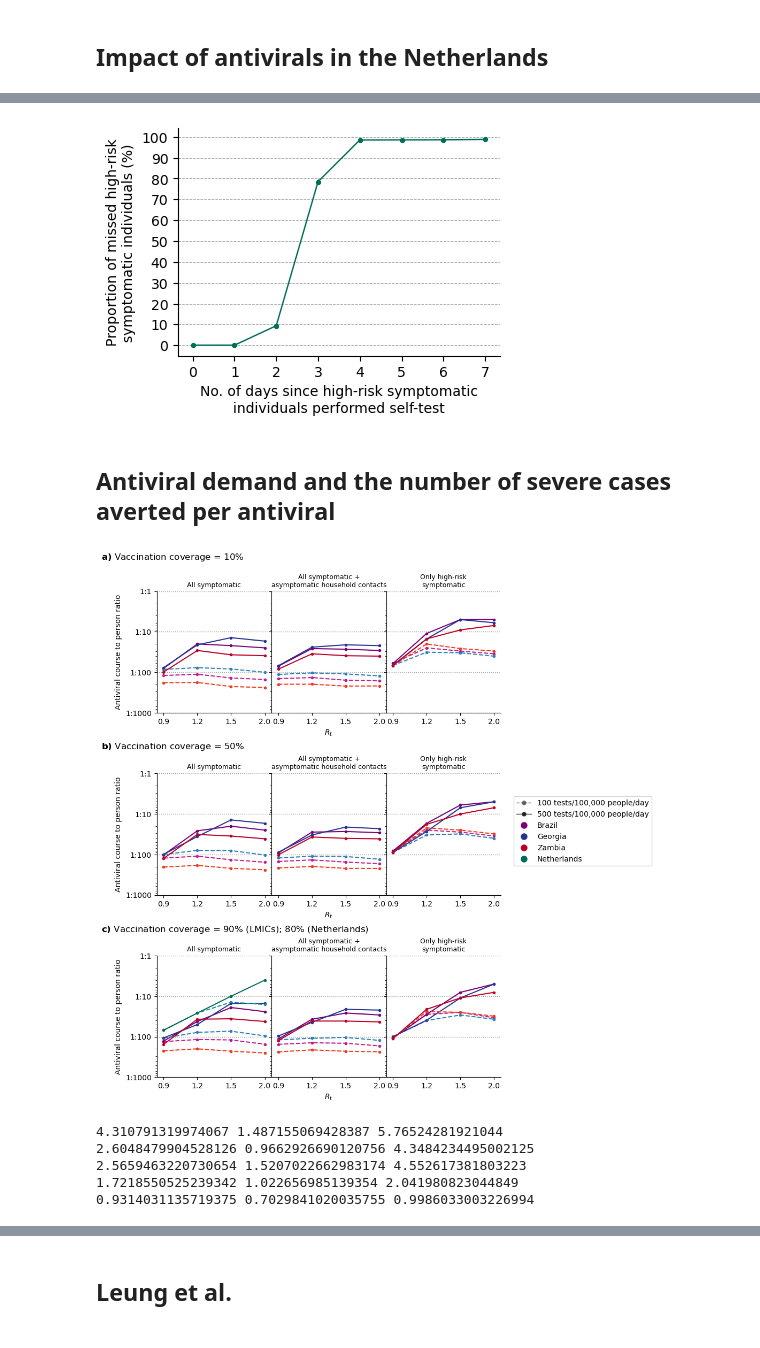
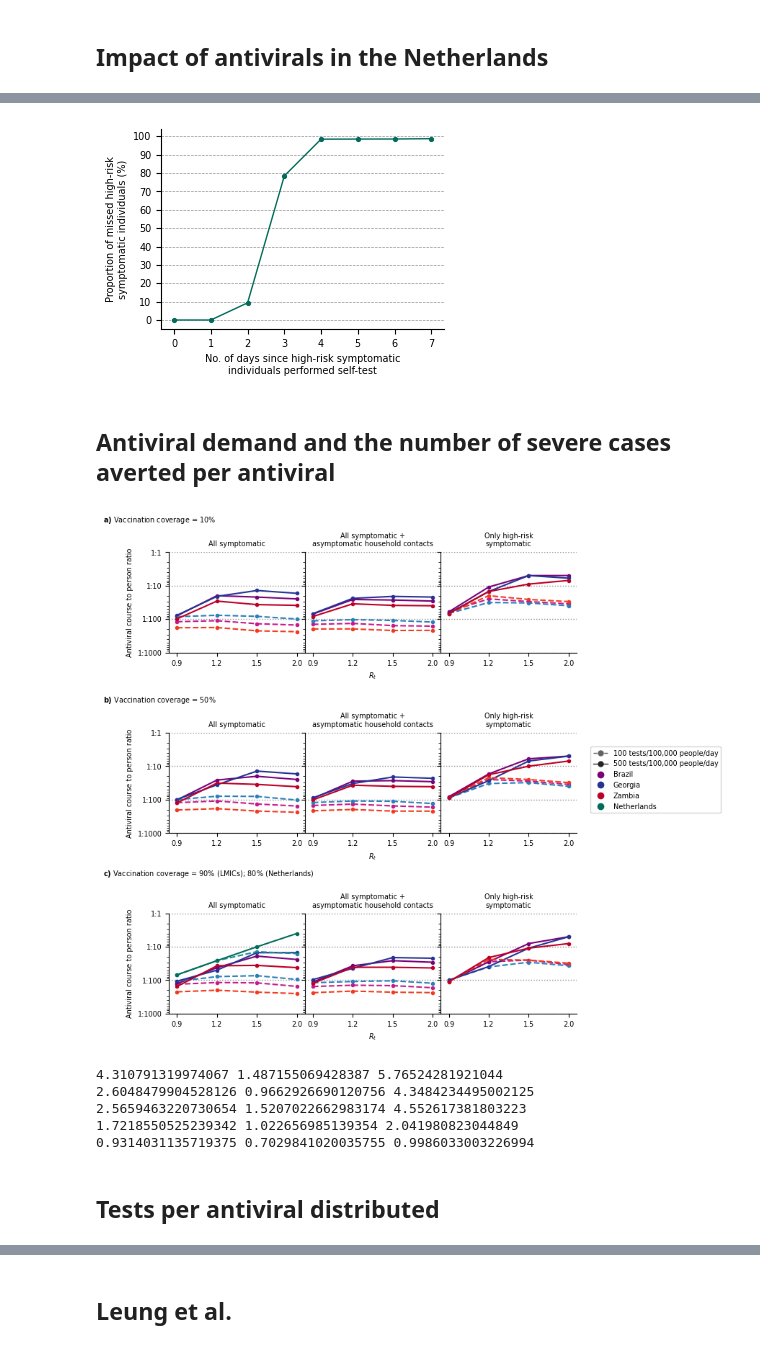
Before and after one commit to AMC-LAEB/PATAT-sim, a Jupyter notebook: projects/av_therapeutics/han-et-al_av_therapeutics.ipynb, the cells around one changed output, grey strips where cells are left out. Cells and saved outputs as stored; diff of their text form; code cells hidden in the pictures.

```diff
--- a/projects/av_therapeutics/han-et-al_av_therapeutics.ipynb
+++ b/projects/av_therapeutics/han-et-al_av_therapeutics.ipynb
@@ -730,6 +826,7 @@ deaths_n VE 0 TestProb 0.65 Risk 0.2 SympRes 0 TestAsymp 0
 # %%
 simdata = pd.read_csv('./data/simdata_netherlands.csv')
 summary_df = pd.read_csv('./data/summary_netherlands.csv')
+country = 'netherlands'
 
 def plot_hic(symp_restrict, test_asymp, fname=None, test_prob = 0.1, vacc_prob = 0.8, vacc_eff = 0, risk_prev = 0.2):
 
@@ -740,8 +837,8 @@ def plot_hic(symp_restrict, test_asymp, fname=None, test_prob = 0.1, vacc_prob =
     title_arr = ["Total infections", "Severe cases", 'Deaths']
 
     with plt.style.context("default"):
-        fig = plt.figure(figsize=(11.8, 8.3 * 0.4))
-        gs = GridSpec(nrows=1, ncols=3, wspace=.9)
+        fig = plt.figure(figsize=(7.3, 10.4*0.2))
+        gs = GridSpec(nrows=1, ncols=3, wspace=1.3)
 
         for v, var in enumerate(['infected_n', 'severe_n', 'deaths_n']):
             ax = fig.add_subplot(gs[v])
@@ -832,8 +929,8 @@ def plot_hic(symp_restrict, test_asymp, fname=None, test_prob = 0.1, vacc_prob =
             ax.set_xticks(np.arange(4))
             ax.set_xticklabels(Rt_arr)
             if v == 1:
-                ax.set_xlabel(r"$R_t$", fontsize=10)
-            ax.set_ylabel(ylabel_arr[v], fontsize=10)
+                ax.set_xlabel(r"$R_t$", fontsize=7)
+            ax.set_ylabel(ylabel_arr[v], fontsize=7)
             for axis in ['top', 'right']:
                 ax.spines[axis].set_visible(False)
 
@@ -863,7 +960,8 @@ def plot_hic(symp_restrict, test_asymp, fname=None, test_prob = 0.1, vacc_prob =
                 ax2.spines[axis].set_visible(False)
 
             ax2.ticklabel_format(axis="y", style="sci", scilimits=(0,0), useMathText=True)
-            ax2.set_ylabel(ylabel2_arr[v], rotation=270, va='top', ha='center', fontsize=10)
+            ax2.yaxis.offsetText.set_fontsize(7)
+            ax2.set_ylabel(ylabel2_arr[v], rotation=270, va='bottom', ha='center', fontsize=7)
             if v == 0:
                 ax2.yaxis.set_label_coords(1.22,0.5)
             elif v == 1:
@@ -874,8 +972,11 @@ def plot_hic(symp_restrict, test_asymp, fname=None, test_prob = 0.1, vacc_prob =
             ax.set_zorder(ax2.get_zorder()+1)
             ax.patch.set_visible(False)
 
-            ax.text(s='(' + r'$\bf{%s}$'%(string.ascii_lowercase[v]) + ') %s'%(title_arr[v]), ha='left',
-                    x=-0.52, y=1.12, transform=ax.transAxes, fontsize=12)
+            ax.text(s=r'$\bf{%s}$'%(string.ascii_lowercase[v]) + ') %s'%(title_arr[v]), ha='left',
+                    x=-0.7, y=1.12, transform=ax.transAxes, fontsize=7)
+
+            ax.tick_params(axis='both', labelsize=7)
+            ax2.tick_params(axis='both', labelsize=7)
 
         # legend
         legend_elements = []
@@ -886,13 +987,14 @@ def plot_hic(symp_restrict, test_asymp, fname=None, test_prob = 0.1, vacc_prob =
                                           label='%i tests/100,000 people/day'%(ntest),
                                           markerfacecolor=['#969696','#636363','#252525'][i], lw=1., ls=ntest_linestyles[i],
                                           markersize=5),)
-        fig.legend(handles=legend_elements, loc='center left', bbox_to_anchor=(.97, 0.5))
+        fig.legend(handles=legend_elements, loc='center left', bbox_to_anchor=(.97, 0.5), fontsize=7)
         if fname != None:
-            plt.savefig("./figures/%s.png"%(fname), dpi=600, bbox_inches='tight')
+            plt.savefig("./figures/%s.png"%(fname), dpi=330, bbox_inches='tight')
         plt.show()
     return
 
 plot_hic(symp_restrict = 0, test_asymp = 0, fname="Figure3")
+#plot_hic(symp_restrict = 0, test_asymp = 1, fname="FigureSX")
 # %% [output]
 |  |  | infected_n_averted_p |
 | ntest | Rt |  |
@@ -932,7 +1034,7 @@ def plot_days_late(symp_restrict = 0, test_asymp = 0, fname=None, test_prob = 0.
     fdf = simdata_df[(simdata_df['symp_restrict']==symp_restrict)&(simdata_df['test_asymp']==test_asymp)&(simdata_df['vacc_prob']==vacc_prob)&(simdata_df['vacc_eff']==vacc_eff)&(simdata_df['test_prob']==test_prob)&(simdata_df['risk_prev']==risk_prev)].copy()
 
     with plt.style.context("default"):
-        fig, ax = plt.subplots(1, 1, figsize=(8.3/2, 11.8*0.25))
+        fig, ax = plt.subplots(1, 1, figsize=(7.3/2, 10.4*0.25))
         x = np.arange(8)
         y = (1 - fdf[days_late_vars].mean(axis=0).to_numpy()) * 100
         y_sd = fdf[days_late_vars].std(axis=0, ddof=1).to_numpy() * 100
@@ -942,28 +1044,28 @@ def plot_days_late(symp_restrict = 0, test_asymp = 0, fname=None, test_prob = 0.
 
         ax.set_xticks(np.arange(8))
         ax.set_yticks(np.linspace(0, 100, 11))
-        ax.set_xlabel('No. of days since high-risk symptomatic\nindividuals performed self-test')
-        ax.set_ylabel('Proportion of missed high-risk\nsymptomatic individuals (%)')
-
+        ax.set_xlabel('No. of days since high-risk symptomatic\nindividuals performed self-test', fontsize=7)
+        ax.set_ylabel('Proportion of missed high-risk\nsymptomatic individuals (%)', fontsize=7)
+        ax.tick_params(axis='both', labelsize=7)
         for axis in ['top', 'right']:
             ax.spines[axis].set_visible(False)
         ax.grid(axis='y', ls='--', lw=0.5, zorder=-100, c='#929292')
-        plt.savefig('./figures/FigureS10.png', dpi=600, bbox_inches='tight')
+        plt.savefig('./figures/FigureS11.png', dpi=330, bbox_inches='tight')
         plt.show()
 
     return
 
 plot_days_late()
 # %% [output]
-[figure, old version]
+[figure, new version]
 # %% [markdown]
 ## Antiviral demand and the number of severe cases averted per antiviral
 # %%
 print_table = []
 
 with plt.style.context("default"):
-    fig = plt.figure(figsize=(8.3, 11.8))
-    gs = GridSpec(nrows=3, ncols=3, wspace=0., hspace=0.5)
+    fig = plt.figure(figsize=(7.3, 10.4*0.8))
+    gs = GridSpec(nrows=3, ncols=3, wspace=0., hspace=0.8)
     axes = {}
 
     vacc_eff = 0
@@ -1045,45 +1147,46 @@ with plt.style.context("default"):
                     if j > 0:
                         ax.set_yticklabels([])
                         if j == 1:
-                            ax.set_xlabel(r"$R_t$")
+                            ax.set_xlabel(r"$R_t$", fontsize=7)
                     else:
                         ax.set_yticklabels(["1:%i"%(abs(y)) for y in ax.get_yticks()])
-                        ax.set_ylabel("Antiviral course to person ratio")
+                        ax.set_ylabel("Antiviral course to person ratio", fontsize=7)
 
                     ax.grid(axis='y', ls='dotted', zorder=-100, c='#929292', lw=1.)
                     ax.set_xticks(np.arange(len(Rt_arr)))
                     ax.set_xticklabels(Rt_arr)
                     ax.set_xlim(-0.2, 3.2)
                     for axis in ['top', 'right']:
                         ax.spines[axis].set_visible(False)
-                    ax.set_title(tm_label[(symp_restrict, test_asymp)], fontsize=9)
+                    ax.set_title(tm_label[(symp_restrict, test_asymp)], fontsize=7)
+                    ax.tick_params(axis='both', labelsize=7)
 
-    fig.text(x=0., y=0.93, s=r"$\bf{a)}$" + " Vaccination coverage = 10%", fontsize=12, transform=fig.transFigure)
-    fig.text(x=0., y=0.63, s=r"$\bf{b)}$" + " Vaccination coverage = 50%", fontsize=12, transform=fig.transFigure)
-    fig.text(x=0., y=0.34, s=r"$\bf{c)}$" + " Vaccination coverage = 90% (LMICs); 80% (Netherlands)", fontsize=12, transform=fig.transFigure)
+    fig.text(x=0., y=0.93, s=r"$\bf{a)}$" + " Vaccination coverage = 10%", fontsize=7, transform=fig.transFigure)
+    fig.text(x=0., y=0.63, s=r"$\bf{b)}$" + " Vaccination coverage = 50%", fontsize=7, transform=fig.transFigure)
+    fig.text(x=0., y=0.34, s=r"$\bf{c)}$" + " Vaccination coverage = 90% (LMICs); 80% (Netherlands)", fontsize=7, transform=fig.transFigure)
 
     legend_elements = []
     for i, ntest in enumerate(ntest_list):
         if ntest < 100:
             continue
         k = ntest_list.index(ntest)
         legend_elements.append(Line2D([0], [0], marker='o', color=['#969696','#636363','#252525'][i],
                                       label='%i tests/100,000 people/day'%(ntest),
                                       markerfacecolor=['#969696','#636363','#252525'][i], lw=1., ls=ntest_linestyles[i],
                                       markersize=5),)
     for country in country_list:
         legend_elements.append(Line2D([0], [0], color=country_cols[country][-1], #['#969696','#636363','#252525'][i],
                                       label='%s'%(country.capitalize()), marker='o',
                                       markerfacecolor=country_cols[country][-1], lw=0.,
-                                      markersize=8),)
-    fig.legend(handles=legend_elements, loc='center left', bbox_to_anchor=(.92, 0.5))
+                                      markersize=6),)
+    fig.legend(handles=legend_elements, loc='center left', bbox_to_anchor=(.92, 0.5), fontsize=7)
     plt.savefig('./figures/Figure4.png', bbox_inches='tight')
     plt.show
 
 print_table = pd.concat(print_table, ignore_index=True)[['country', 'vacc_prob', 'testing_mode', 'Rt', 'ntest', 'av_disbured_rate', 'av_disbured_rate_sd', 'av:person_1', 'av:person_2', 'av:person_3']]
 print_table.to_csv("./data/antiviral_demand.csv", index=False)
 # %% [output]
-[figure, old version]
+[figure, new version]
 # %%
 ntest_table = print_table.set_index(['country', 'vacc_prob', 'testing_mode', 'Rt']).sort_index()
 ntest_table = ntest_table[ntest_table['ntest']>10]
@@ -1112,3 +1215,5 @@ print (np.median(fold_change_vacc), np.quantile(fold_change_vacc, .25), np.quant
 2.5659463220730654 1.5207022662983174 4.552617381803223
 1.7218550525239342 1.022656985139354 2.041980823044849
 0.9314031135719375 0.7029841020035755 0.9986033003226994
+# %% [markdown]
+## Tests per antiviral distributed
```
Also changed, not shown: parts of 14 cells of this notebook, 25 other files.
